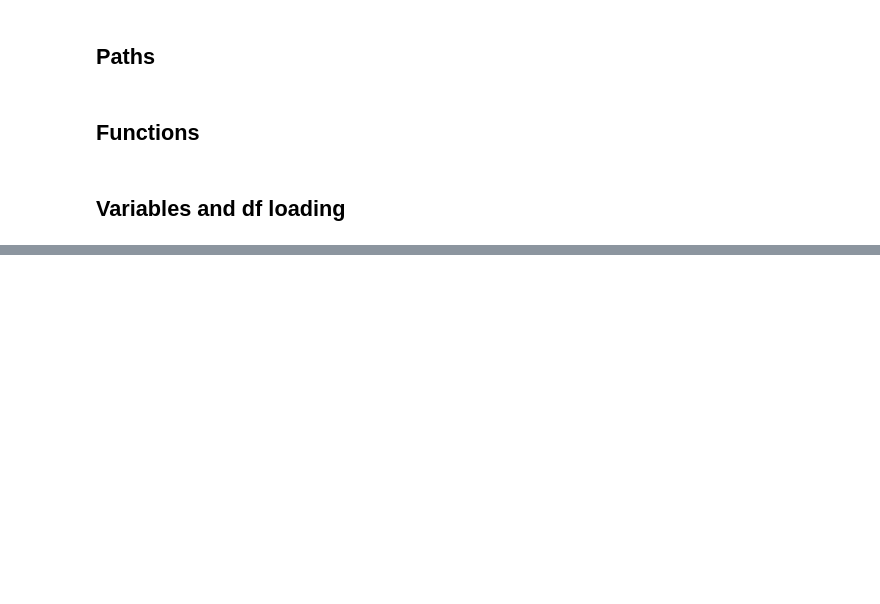
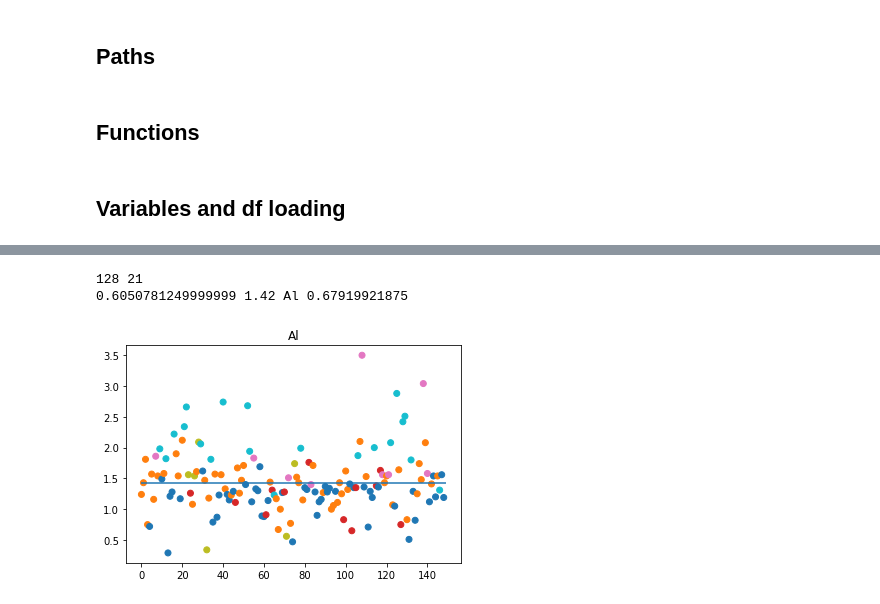
Before and after one commit to Xannadoo/MLProject2021_AC, a Jupyter notebook: Notebooks/DecisionTree.ipynb, the cells around one changed output, grey strips where cells are left out. Saved outputs shown, nothing was run; the diff lists cells and outputs as text; code cells hidden in the pictures; blank space fills up the shorter version.

```diff
--- a/Notebooks/DecisionTree.ipynb
+++ b/Notebooks/DecisionTree.ipynb
@@ -199,0 +165,16 @@ plt.hlines(0.4, 0, 149);
+# %%
+a_df = df[df[best_att] < best_threshold].copy()
+b_df = df[df[best_att] >= best_threshold].copy()
+print(a_df.shape[0], b_df.shape[0])
+
+best_gini, best_threshold, best_att, node_gini = leaf_hunter(a_df)
+
+print(best_gini, best_threshold, best_att, node_gini)
+
+plt.scatter([i for i in range(149)], df[best_att], c=y, cmap=col)
+plt.hlines(best_threshold, 0, 149)
+plt.title(f'{best_att}');
+# %% [output]
+128 21
+0.6050781249999999 1.42 Al 0.67919921875
+[figure, added]
```
Also changed, not shown: parts of 14 cells of this notebook, 2 other files.
